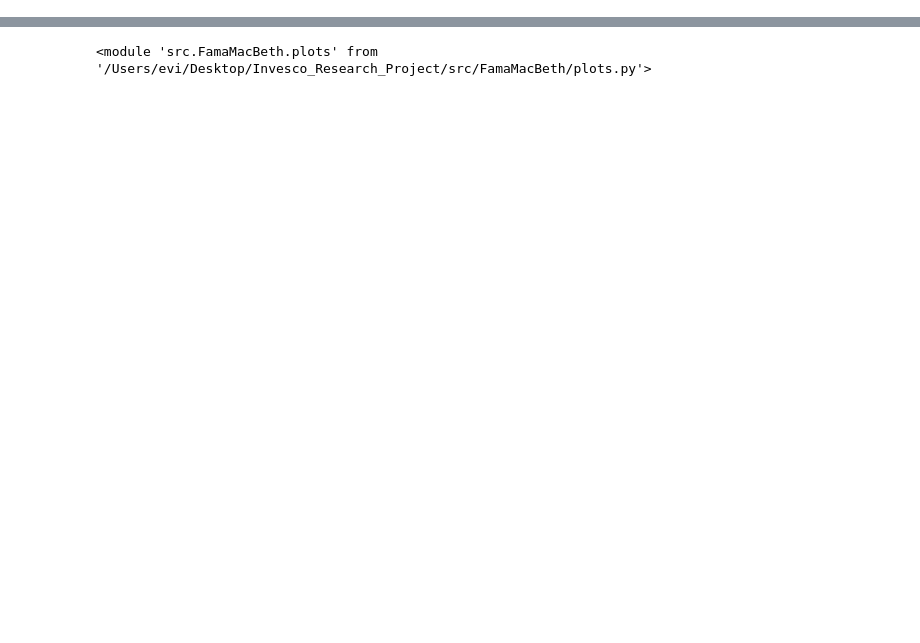
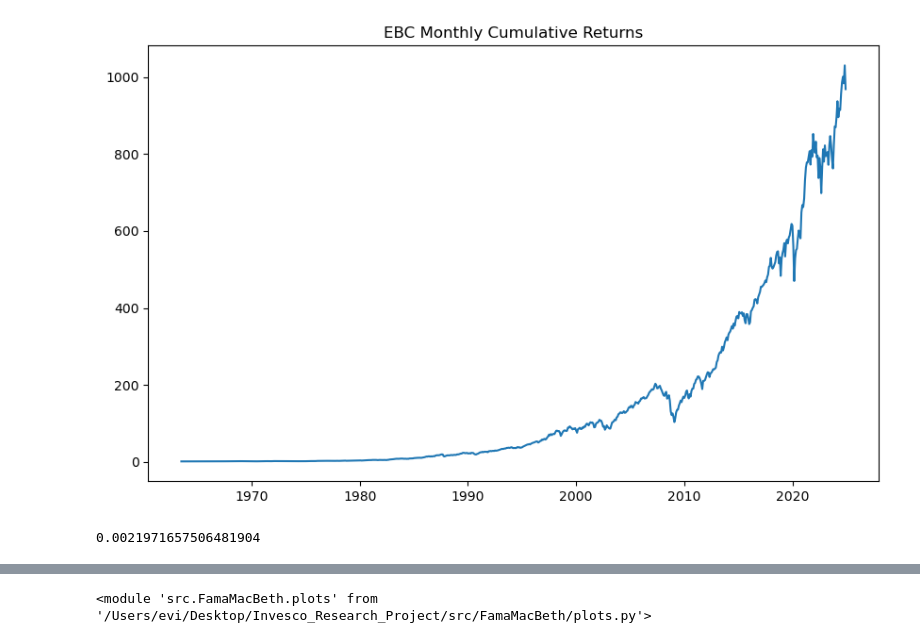
Before and after one commit to eviprous/Invesco_Research_Project, a Jupyter notebook: notebooks/EBC_Quantiles_monthly.ipynb, the cells around one changed output, grey strips where cells are left out. Drawn from its saved outputs; the diff is of its cells as text; code cells hidden in the pictures; blank space fills up the shorter version.

```diff
--- a/notebooks/EBC_Quantiles_monthly.ipynb
+++ b/notebooks/EBC_Quantiles_monthly.ipynb
@@ -8,0 +61,15 @@ import src.preference_factors.build_datasets as bd
+# %%
+cum = (1 + monthly_EBC_returns["EBC_returns_monthly"]).cumprod()
+
+plt.figure(figsize=(10,6))
+plt.plot(cum)
+plt.title("EBC Monthly Cumulative Returns")
+plt.show()
+# %% [output]
+[figure, added]
+# %%
+date = weights_monthly.index[100]
+
+(weights_monthly.loc[date] * monthly_EBC_betas.loc[date]).sum()
+# %% [output]
+0.0021971657506481904
```
Also changed, not shown: parts of 28 cells of this notebook, 9 other files.
